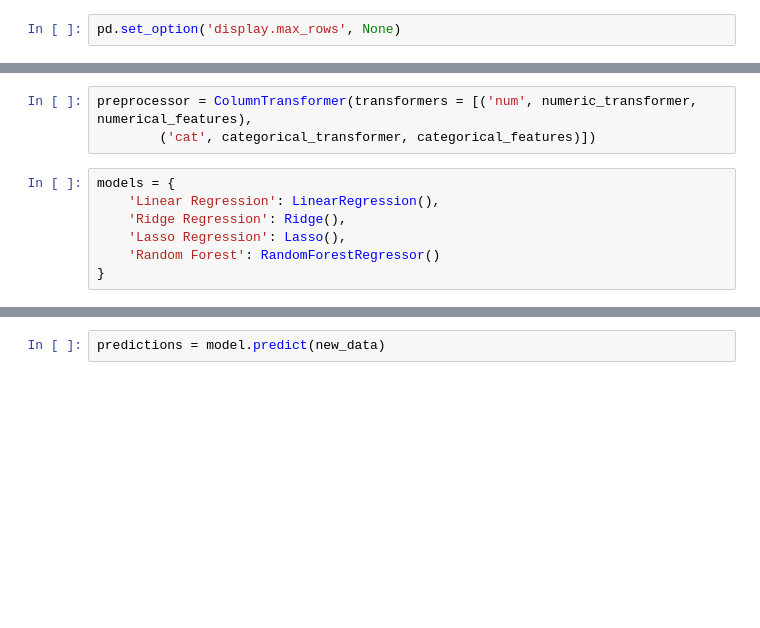
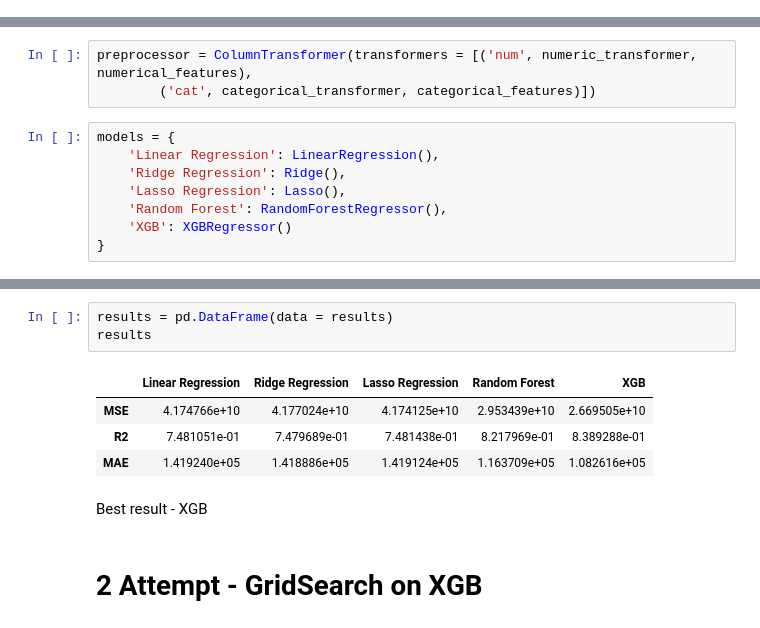
Before and after one commit to lukaszm2000/ApartmentPricePredictionScrapping, a Jupyter notebook: bot/otodom/ML_models.ipynb, the cells around one changed output, grey strips where cells are left out. Drawn from its saved outputs; the diff is of its cells as text; blank space fills up the shorter version.

```diff
--- a/bot/otodom/ML_models.ipynb
+++ b/bot/otodom/ML_models.ipynb
@@ -92,2 +92,0 @@ df_encoded = pd.get_dummies(df, drop_first=True)
-# %%
-pd.set_option('display.max_rows', None)
@@ -140,7 +116,8 @@ models = {
     'Linear Regression': LinearRegression(),
     'Ridge Regression': Ridge(),
     'Lasso Regression': Lasso(),
-    'Random Forest': RandomForestRegressor()
+    'Random Forest': RandomForestRegressor(),
+    'XGB': XGBRegressor()
 }
 # %%
 results = {}
@@ -576,2 +176,12 @@ new_data = pd.DataFrame({
-# %%
-predictions = model.predict(new_data)
+# %%
+results = pd.DataFrame(data = results)
+results
+# %% [output]
+|  | Linear Regression | Ridge Regression | Lasso Regression | Random Forest | XGB |
+| MSE | 4.174766e+10 | 4.177024e+10 | 4.174125e+10 | 2.953439e+10 | 2.669505e+10 |
+| R2 | 7.481051e-01 | 7.479689e-01 | 7.481438e-01 | 8.217969e-01 | 8.389288e-01 |
+| MAE | 1.419240e+05 | 1.418886e+05 | 1.419124e+05 | 1.163709e+05 | 1.082616e+05 |
+# %% [markdown]
+Best result - XGB
+# %% [markdown]
+# 2 Attempt - GridSearch on XGB
```
Also changed, not shown: parts of 68 cells of this notebook.
